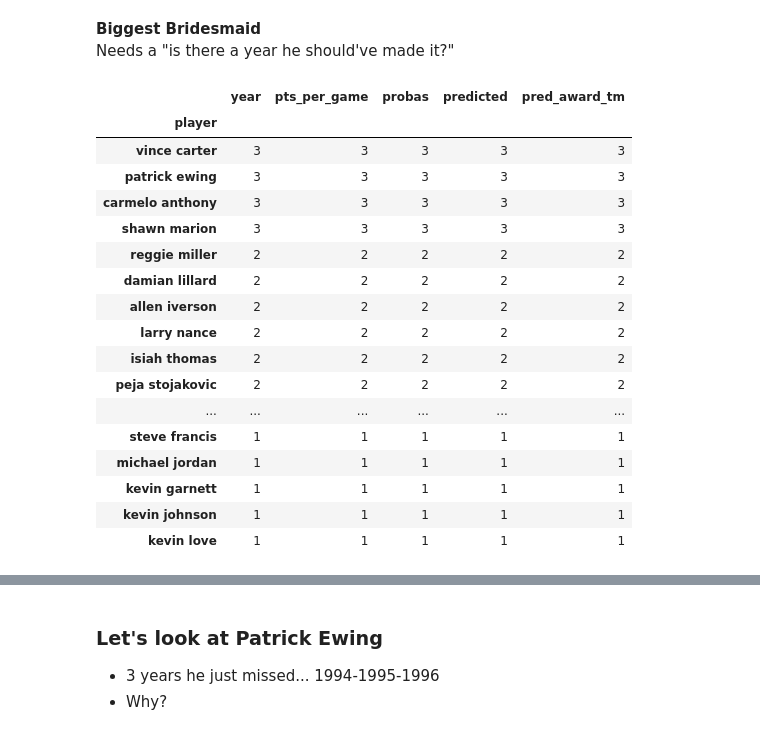
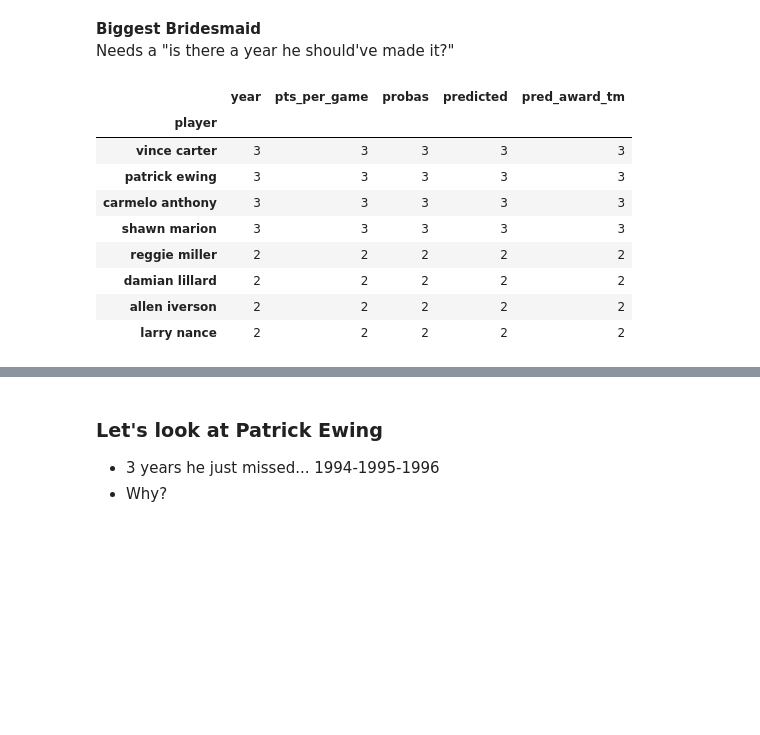
Before and after one commit to jquella/DSI_capstone, a Jupyter notebook: Analysis and Takeaways.ipynb, the cells around one changed output, grey strips where cells are left out. Cells and saved outputs as stored; diff of their text form; code cells hidden in the pictures; blank space fills up the shorter version.

```diff
--- a/Analysis and Takeaways.ipynb
+++ b/Analysis and Takeaways.ipynb
@@ -176,28 +266,20 @@ Needs a "is there a year he should've made it?"
 # %%
 mask = (pred_full_merge['target'] == 0)
 
 pred_full_merge.loc[mask, ['player', 'year', 'pts_per_game', 'probas', 'predicted','pred_award_tm']]\
 .sort_values(by='probas', ascending=False).head(100).groupby('player').agg("count")\
-.sort_values(by='year', ascending=False).head(25)
+.sort_values(by='year', ascending=False).head(8)
 # %% [output]
 |  | year | pts_per_game | probas | predicted | pred_award_tm |
 | player |  |  |  |  |  |
 | vince carter | 3 | 3 | 3 | 3 | 3 |
 | patrick ewing | 3 | 3 | 3 | 3 | 3 |
 | carmelo anthony | 3 | 3 | 3 | 3 | 3 |
 | shawn marion | 3 | 3 | 3 | 3 | 3 |
 | reggie miller | 2 | 2 | 2 | 2 | 2 |
 | damian lillard | 2 | 2 | 2 | 2 | 2 |
 | allen iverson | 2 | 2 | 2 | 2 | 2 |
 | larry nance | 2 | 2 | 2 | 2 | 2 |
-| isiah thomas | 2 | 2 | 2 | 2 | 2 |
-| peja stojakovic | 2 | 2 | 2 | 2 | 2 |
-| ... | ... | ... | ... | ... | ... |
-| steve francis | 1 | 1 | 1 | 1 | 1 |
-| michael jordan | 1 | 1 | 1 | 1 | 1 |
-| kevin garnett | 1 | 1 | 1 | 1 | 1 |
-| kevin johnson | 1 | 1 | 1 | 1 | 1 |
-| kevin love | 1 | 1 | 1 | 1 | 1 |
 # %%
 mask = (pred_full_merge['target'] == 0)
 
```
Also changed, not shown: parts of 14 cells of this notebook, 2 other files.
